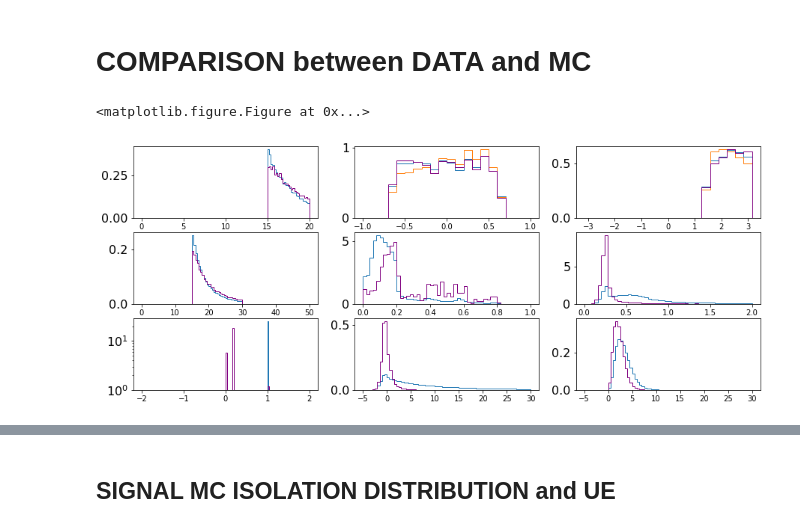
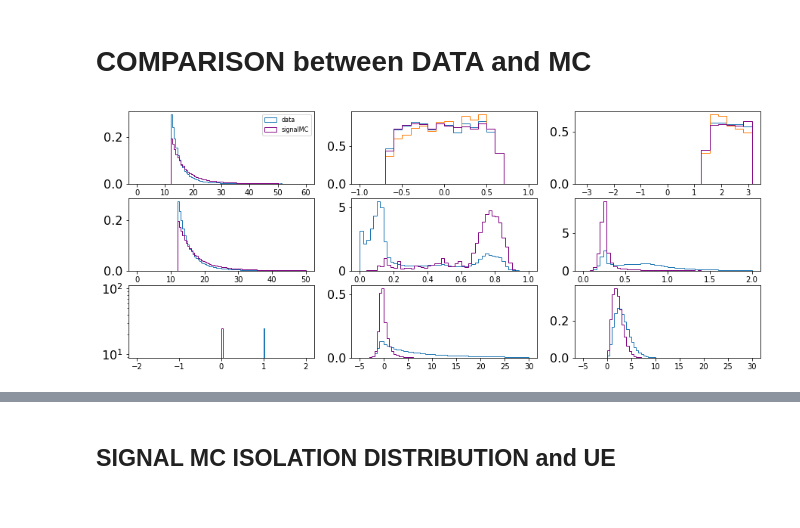
Before and after one commit to miguelignacio/CorrelationAnalysis, a Jupyter notebook: NtupleAnalysis/InputData/photon-purity.ipynb, the cells around one changed output, grey strips where cells are left out. Saved outputs shown, nothing was run; the diff lists cells and outputs as text; code cells hidden in the pictures.

```diff
--- a/NtupleAnalysis/InputData/photon-purity.ipynb
+++ b/NtupleAnalysis/InputData/photon-purity.ipynb
@@ -977,15 +856,20 @@ def jackknifeResampling(fullData, nDatasets, signal, binEdges, pmin, pmax, fitRa
 # %% [markdown]
 # Signal MC
 # %%
-#mcSignal_Files = ['16c3c_pthat1to2_small.root']
-#mcSignal_Files = ['18b10ab_calo_pthat1to2_small.root']
-#mcSignal_Files = ['Skimmed_17g6a1_pthat1_4L.root', 'Skimmed_17g6a1_pthat2_4L.root']
-mcSignal_Files = ['Skimmed_17g6a1_pthat1_4L_allruns_ptmin15.0.root',
-                  'Skimmed_17g6a1_pthat2_4L_allruns_ptmin15.0.root',
-                  'Skimmed_17g6a1_pthat3_4L_allruns_ptmin15.0.root',
-                  'Skimmed_17g6a1_pthat4_4L_allruns_ptmin15.0.root']
+mcSignal_Files = ['Skimmed_17g6a1_pthat1_ptmin12.0_Nevent_300000.root',
+                 'Skimmed_17g6a1_pthat2_ptmin12.0_Nevent_300000.root',
+                 'Skimmed_17g6a1_pthat3_ptmin12.0_Nevent_300000.root',
+                 'Skimmed_17g6a1_pthat4_ptmin12.0_Nevent_300000.root',
+                 'Skimmed_17g6a1_pthat5_ptmin12.0_Nevent_300000.root']
+
+#mcSignal_Files = ['Skimmed_18b10a_pthat1to6.root']
+#'Skimmed_18b10a_pthat1to6.root'
+
+
 #mcSignal_Files = ['Skimmed_17g6a1_pthat4_4L_allruns_ptmin15.0.root']
 
 mcSignal_Hists = pd.concat([ applyCuts(getData([name]), name ,isMC=True)  for name in mcSignal_Files])
+
+#mcSignal_Hists = applyCuts( getData(mcSignal_Files),mcSignal_Files[0],isMC=True)
 plt.show()
 # %% [output]
@@ -1057,0 +918,6 @@ plt.show()
+# %%
+mcBKG_Files = ['18g7a.root']
+
+mcBKG_Hists = pd.concat([ applyCuts(getData([name]), name ,isMC=True)  for name in mcBKG_Files])
+
+plt.show()
@@ -1060,9 +940,9 @@ plt.show()
 # %%
 
 
-fakeData = pd.concat([mcBKG_Hists.query('cluster_iso_its_04_sub<1')[:60000],
-                      mcBKG_Hists.query('cluster_iso_its_04_sub>1'),
-                      mcHists.query('cluster_iso_its_04_sub<1')[:0]])
+fakeData = pd.concat([mcBKG_Hists.query('cluster_iso_its_new<1.5')[:60000],
+                      mcBKG_Hists.query('cluster_iso_its_new>1.5'),
+                      mcSignal_Hists.query('cluster_iso_its_new<1.5')[:0]])
 print fakeData.shape[0]
 plt.show()
 
@@ -1435,14 +1651,15 @@ fig = plt.figure(figsize=(15,6))
 plt.subplot(3,3,1)
 
 #nonisorange = 'cluster_iso_its_04_sub>5.0 and cluster_iso_its_04_sub<10.0'
-nonisorange = 'cluster_iso_its_04_sub>4.0 and cluster_iso_its_04_sub<10.0'
-isorange    = 'cluster_iso_its_04_sub<1.5'
+nonisorange = 'cluster_iso_its_new>5.0 and cluster_iso_its_new<10.0 '
+isorange    = 'cluster_iso_its_new<1.5'
 
-plt.hist(dataHists.query(isorange)['cluster_pt'],range=(0,20), bins=100,histtype='step', normed=True)
-plt.hist(mcSignal_Hists.query(isorange)['cluster_pt'],range=(0,20), bins=100,histtype='step',color ='purple', normed=True,
-         weights=mcSignal_Hists.query(isorange)['weights'])
+plt.hist(dataHists.query(isorange)['cluster_pt'],range=(0,60), bins=100,histtype='step', normed=True, label='data')
+plt.hist(mcSignal_Hists.query(isorange)['cluster_pt'],range=(0,60), bins=100,histtype='step',color ='purple', normed=True,
+         weights=mcSignal_Hists.query(isorange)['weights'],label='signalMC')
 #plt.hist(mcSignal_Hists['cluster_pt'],range=(10,16), bins=10,histtype='step', normed=True)
 
+plt.legend()
 netabins = 20
 plt.subplot(3,3,2)
 plt.hist(dataHists['cluster_eta'],range=(-1.0,1.0), bins=netabins,histtype='step', normed=True)
@@ -1473,32 +1690,31 @@ plt.subplot(3,3,6)
 plt.hist(dataHists['cluster_Lambda'],range=(0,2.0), bins=50,histtype='step', normed=True)
 plt.hist(mcSignal_Hists['cluster_Lambda'],range=(0,2.0), bins=50,histtype='step',color ='purple', normed=True,weights=mcSignal_Hists['weights'])
 
 
 plt.subplot(3,3,7)
 plt.hist(dataHists['weights'],range=(-2,2), bins=100, normed=True)
 plt.hist(mcSignal_Hists['weights'],range=(-2,2), bins=100,histtype='step',color ='purple',
          normed=True, weights=mcSignal_Hists['weights'])
 
 plt.yscale('log', nonposy='clip')
 
 
 
 plt.subplot(3,3,8)
 plt.hist(dataHists['cluster_iso_its_04_sub'],range=(-5,30.0), bins=70,histtype='step', normed=True)
 plt.hist(mcSignal_Hists['cluster_iso_its_04_sub'],range=(-5,30.0), bins=70,histtype='step',color ='purple',
          normed=True, weights=mcSignal_Hists['weights'])
 
 
 
 plt.subplot(3,3,9)
 plt.hist(dataHists['ue_estimate_its_const'],range=(-5,30.0), bins=70,histtype='step', normed=True)
 plt.hist(mcSignal_Hists['ue_estimate_its_const'],range=(-5,30.0), bins=70,histtype='step',color ='purple',
          normed=True, weights=mcSignal_Hists['weights'])
 
 plt.show()
 
 
 plt.clf()
 # %% [output]
-<matplotlib.figure.Figure at 0x...>
-[figure, old version]
+[figure, new version]
```
Also changed, not shown: parts of 43 cells of this notebook.
